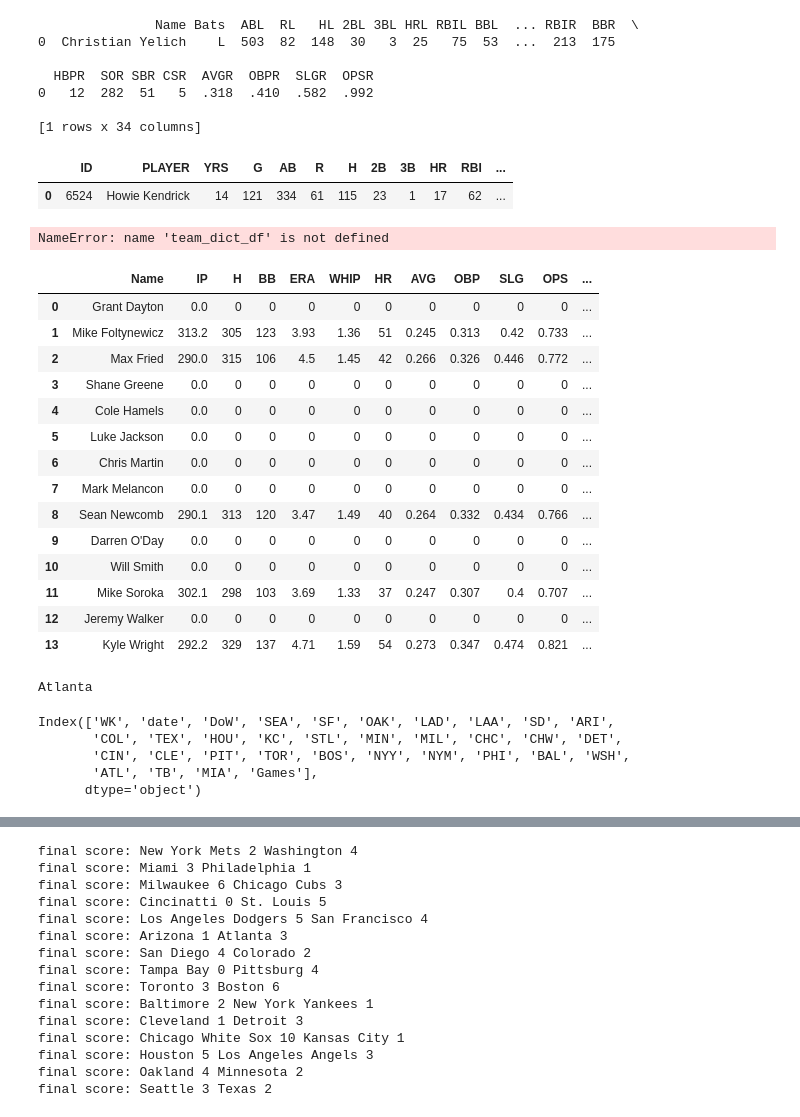
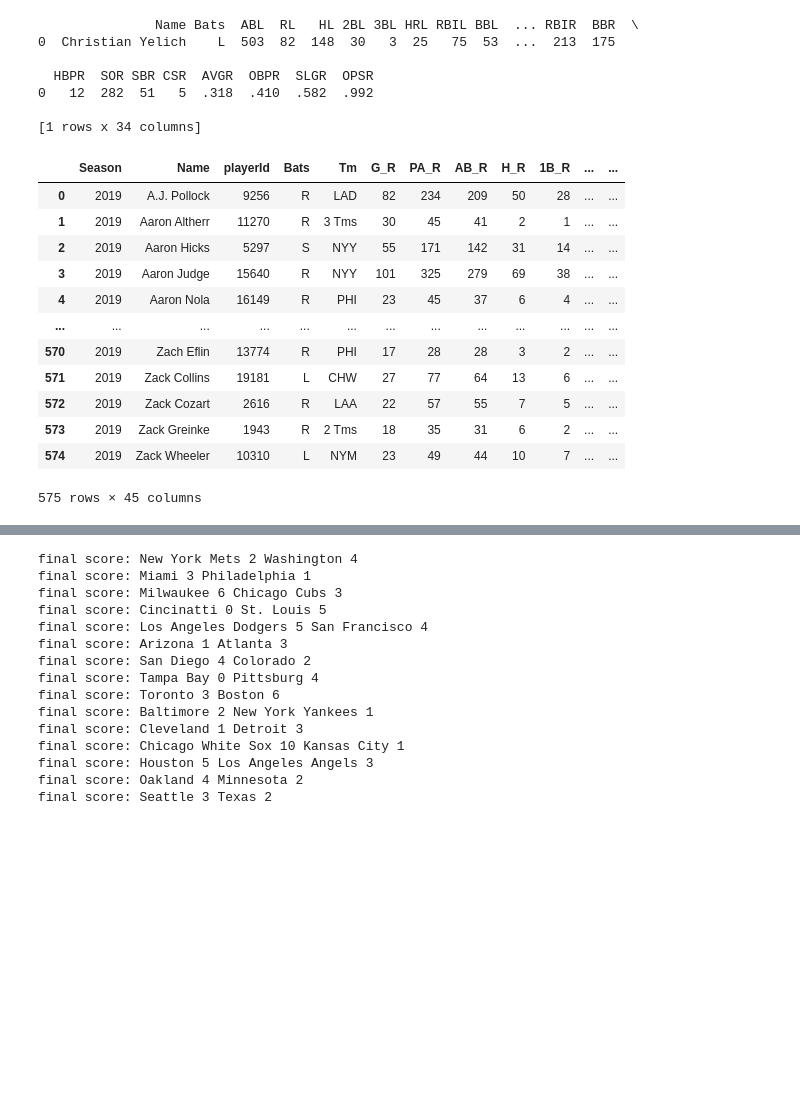
Before and after one commit to jmaloon1/Baseball-Simulator, a Jupyter notebook: Baseball Simulator.ipynb, the cells around one changed output, grey strips where cells are left out. Saved outputs shown, nothing was run; the diff lists cells and outputs as text; code cells hidden in the pictures; blank space fills up the shorter version.

Commit message:
Add files via upload
Adding split data

```diff
--- a/Baseball Simulator.ipynb
+++ b/Baseball Simulator.ipynb
@@ -1045,44 +1655,20 @@ def split_stats():
 0   12  282  51   5  .318  .410  .582  .992
 
 [1 rows x 34 columns]
-# %%
-batter_stats_df.loc[batter_stats_df['PLAYER']=='Howie Kendrick']
-# %% [output]
-|  | ID | PLAYER | YRS | G | AB | R | H | 2B | 3B | HR | RBI | ... |
-| 0 | 6524 | Howie Kendrick | 14 | 121 | 334 | 61 | 115 | 23 | 1 | 17 | 62 | ... |
-# %%
-team_dict_df
-# %% [output]
-NameError: name 'team_dict_df' is not defined
-# %%
-b, p = team_dict_df['Atlanta'].cum_stats_df()
-p
-# %% [output]
-|  | Name | IP | H | BB | ERA | WHIP | HR | AVG | OBP | SLG | OPS | ... |
-| 0 | Grant Dayton | 0.0 | 0 | 0 | 0 | 0 | 0 | 0 | 0 | 0 | 0 | ... |
-| 1 | Mike Foltynewicz | 313.2 | 305 | 123 | 3.93 | 1.36 | 51 | 0.245 | 0.313 | 0.42 | 0.733 | ... |
-| 2 | Max Fried | 290.0 | 315 | 106 | 4.5 | 1.45 | 42 | 0.266 | 0.326 | 0.446 | 0.772 | ... |
-| 3 | Shane Greene | 0.0 | 0 | 0 | 0 | 0 | 0 | 0 | 0 | 0 | 0 | ... |
-| 4 | Cole Hamels | 0.0 | 0 | 0 | 0 | 0 | 0 | 0 | 0 | 0 | 0 | ... |
-| 5 | Luke Jackson | 0.0 | 0 | 0 | 0 | 0 | 0 | 0 | 0 | 0 | 0 | ... |
-| 6 | Chris Martin | 0.0 | 0 | 0 | 0 | 0 | 0 | 0 | 0 | 0 | 0 | ... |
-| 7 | Mark Melancon | 0.0 | 0 | 0 | 0 | 0 | 0 | 0 | 0 | 0 | 0 | ... |
-| 8 | Sean Newcomb | 290.1 | 313 | 120 | 3.47 | 1.49 | 40 | 0.264 | 0.332 | 0.434 | 0.766 | ... |
-| 9 | Darren O'Day | 0.0 | 0 | 0 | 0 | 0 | 0 | 0 | 0 | 0 | 0 | ... |
-| 10 | Will Smith | 0.0 | 0 | 0 | 0 | 0 | 0 | 0 | 0 | 0 | 0 | ... |
-| 11 | Mike Soroka | 302.1 | 298 | 103 | 3.69 | 1.33 | 37 | 0.247 | 0.307 | 0.4 | 0.707 | ... |
-| 12 | Jeremy Walker | 0.0 | 0 | 0 | 0 | 0 | 0 | 0 | 0 | 0 | 0 | ... |
-| 13 | Kyle Wright | 292.2 | 329 | 137 | 4.71 | 1.59 | 54 | 0.273 | 0.347 | 0.474 | 0.821 | ... |
-# %%
-print(team_dict_df['Atlanta'].city)
-# %% [output]
-Atlanta
-# %%
-schedule = reading_data('2020_mlb_schedule.csv')
-schedule.columns
-# %% [output]
-Index(['WK', 'date', 'DoW', 'SEA', 'SF', 'OAK', 'LAD', 'LAA', 'SD', 'ARI',
-       'COL', 'TEX', 'HOU', 'KC', 'STL', 'MIN', 'MIL', 'CHC', 'CHW', 'DET',
-       'CIN', 'CLE', 'PIT', 'TOR', 'BOS', 'NYY', 'NYM', 'PHI', 'BAL', 'WSH',
-       'ATL', 'TB', 'MIA', 'Games'],
-      dtype='object')
+# %%
+batters = reading_data('Splits_Leaderboard_Data_Hitters.csv')
+batters
+# %% [output]
+|  | Season | Name | playerId | Bats | Tm | G_R | PA_R | AB_R | H_R | 1B_R | ... | ... |
+| 0 | 2019 | A.J. Pollock | 9256 | R | LAD | 82 | 234 | 209 | 50 | 28 | ... | ... |
+| 1 | 2019 | Aaron Altherr | 11270 | R | 3 Tms | 30 | 45 | 41 | 2 | 1 | ... | ... |
+| 2 | 2019 | Aaron Hicks | 5297 | S | NYY | 55 | 171 | 142 | 31 | 14 | ... | ... |
+| 3 | 2019 | Aaron Judge | 15640 | R | NYY | 101 | 325 | 279 | 69 | 38 | ... | ... |
+| 4 | 2019 | Aaron Nola | 16149 | R | PHI | 23 | 45 | 37 | 6 | 4 | ... | ... |
+| ... | ... | ... | ... | ... | ... | ... | ... | ... | ... | ... | ... | ... |
+| 570 | 2019 | Zach Eflin | 13774 | R | PHI | 17 | 28 | 28 | 3 | 2 | ... | ... |
+| 571 | 2019 | Zack Collins | 19181 | L | CHW | 27 | 77 | 64 | 13 | 6 | ... | ... |
+| 572 | 2019 | Zack Cozart | 2616 | R | LAA | 22 | 57 | 55 | 7 | 5 | ... | ... |
+| 573 | 2019 | Zack Greinke | 1943 | R | 2 Tms | 18 | 35 | 31 | 6 | 2 | ... | ... |
+| 574 | 2019 | Zack Wheeler | 10310 | L | NYM | 23 | 49 | 44 | 10 | 7 | ... | ... |
+575 rows × 45 columns
```
Also changed, not shown: parts of 10 cells of this notebook, 2 other files.
